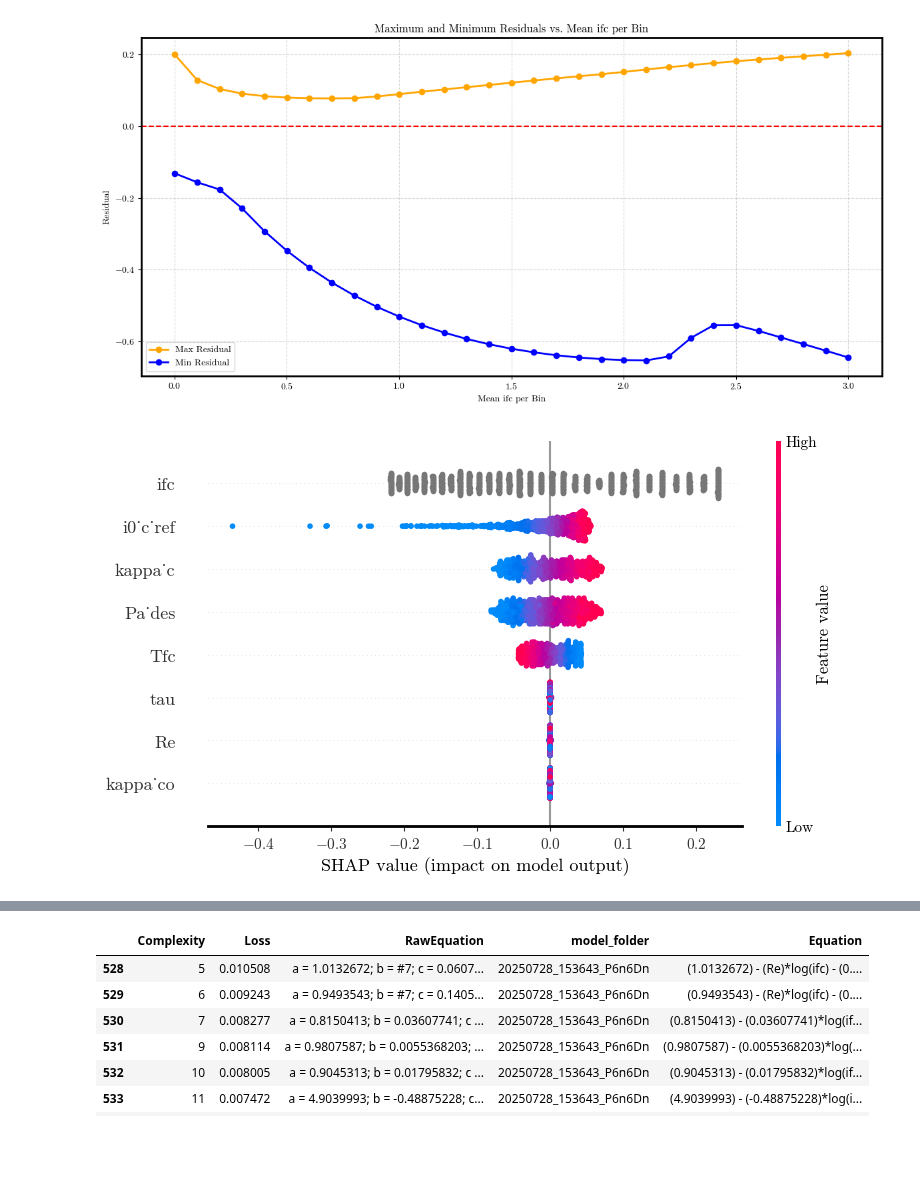
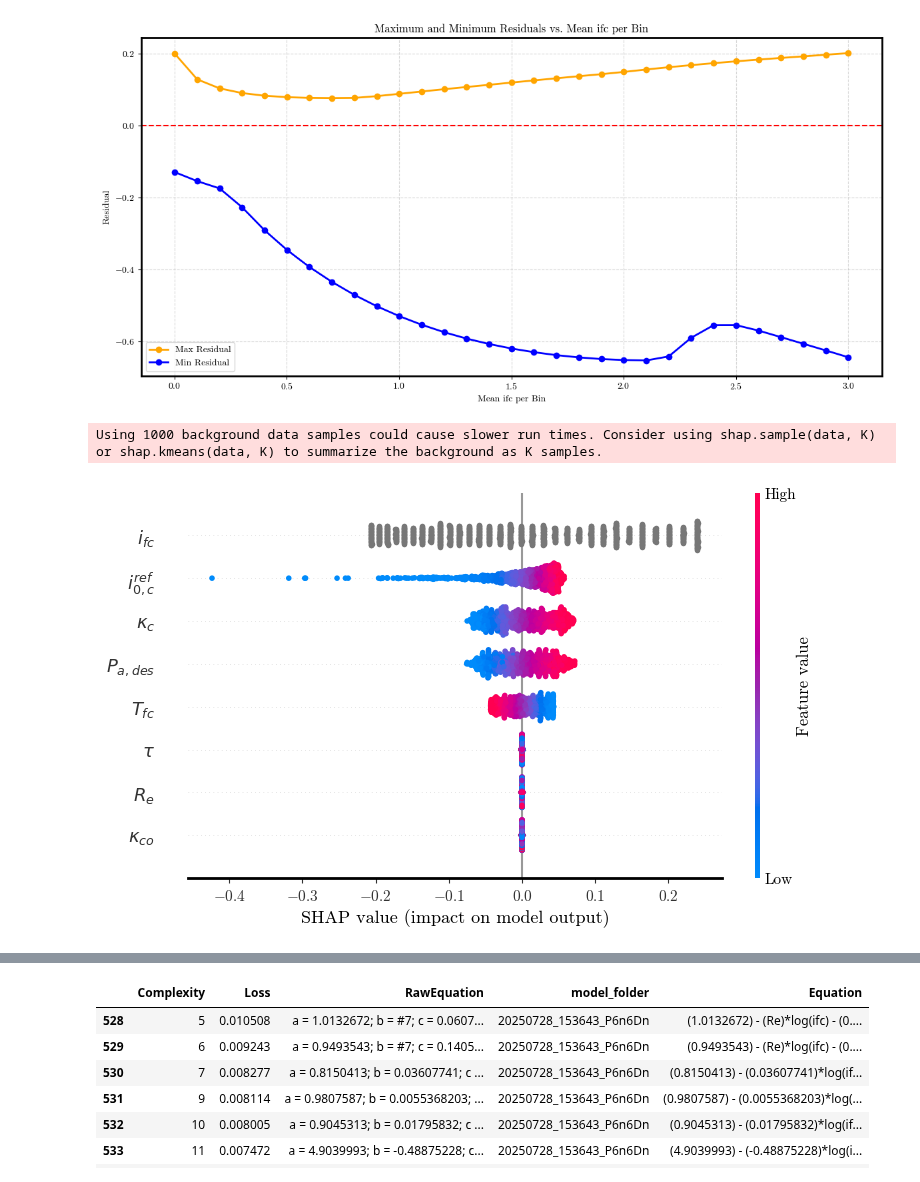
Before and after one commit to DejvisT/Sensitivity-Analysis-and-Surrogate-Modeling-of-PEM-Fuel-Cells, a Jupyter notebook: notebooks/14_SR_results.ipynb, the cells around one changed output, grey strips where cells are left out. Saved outputs shown, nothing was run; the diff lists cells and outputs as text; code cells hidden in the pictures; blank space fills up the shorter version.

Commit message:
Add latex code for the variables of shap plot

```diff
--- a/notebooks/14_SR_results.ipynb
+++ b/notebooks/14_SR_results.ipynb
@@ -331,8 +331,7 @@ class SymbolicModel:
         else:
             raise ValueError("Input must be a dict, DataFrame, or numpy array.")
 # %%
-model = SymbolicModel("((kappa_c + log(i0_c_ref)) * ((Pa_des * 1.5976357e-7) + 0.019371508)) + ((5.5642056 - log(Tfc)) + exp(ifc * -0.19848849))")
-
+model = SymbolicModel(results_df.iloc[0]['equation'])
 
 prediction = model.predict(test_df[parameters])
 print("Prediction:", prediction)
@@ -492,10 +491,44 @@ plt.show()
 [figure]
 # %%
 import shap
-explainer = shap.KernelExplainer(model.predict, test_df[parameters].sample(100, random_state=1))
+explainer = shap.KernelExplainer(model.predict, test_df[parameters].sample(1000, random_state=1))
 shap_values = explainer.shap_values(test_df[parameters].sample(1000, random_state=1), nsamples=100)
+# %% [output]
+Using 1000 background data samples could cause slower run times. Consider using shap.sample(data, K) or shap.kmeans(data, K) to summarize the background as K samples.
 # %%
-shap.summary_plot(shap_values, test_df[parameters].sample(1000, random_state=1))
+import matplotlib.pyplot as plt
+import shap
+
+# Your original feature name to LaTeX mapping
+latex_map = {
+    'ifc': r'$i_{fc}$',
+    'i0_c_ref': r'$i_{0,c}^{ref}$',
+    'kappa_c': r'$\kappa_c$',
+    'Pa_des': r'$P_{a,des}$',
+    'Tfc': r'$T_{fc}$',
+    'tau': r'$\tau$',
+    'Re': r'$R_e$',
+    'kappa_co': r'$\kappa_{co}$'
+}
+
+
+# 1. Use original DataFrame with original column names (or renamed if you prefer)
+sample_df = test_df[parameters].sample(1000, random_state=1)
+
+# 2. Plot with original column names but capture the current axis and do not show yet
+shap.summary_plot(shap_values, sample_df, show=False)
+
+# 3. Get the y-tick labels currently set by SHAP (these are the feature names in order of importance)
+ax = plt.gca()
+current_labels = [label.get_text() for label in ax.get_yticklabels()]
+
+# 4. Map current labels to LaTeX using your dictionary
+latex_labels = [latex_map.get(label, label) for label in current_labels]
+
+# 5. Set new y-tick labels with LaTeX
+ax.set_yticklabels(latex_labels)
+
+plt.show()
 # %% [output]
-[figure, old version]
+[figure, new version]
 # %%
```
Also changed, not shown: parts of 6 cells of this notebook.
